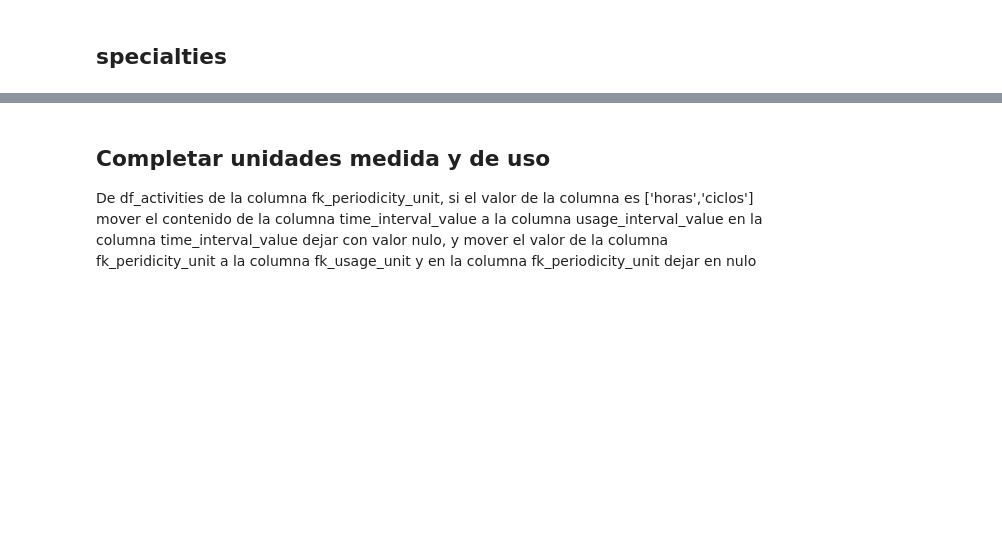
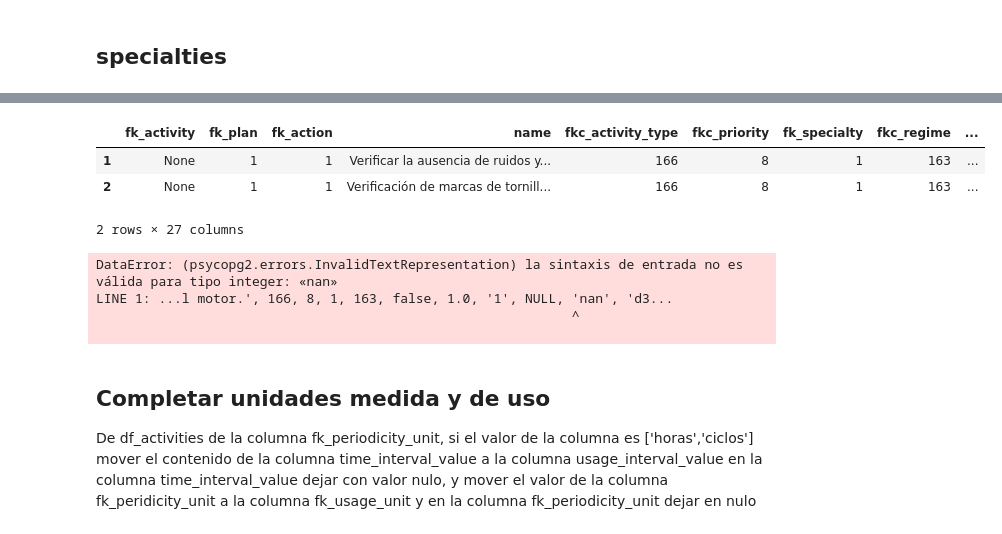
Before and after one commit to raulink/datascience_etcmt, a Jupyter notebook: notebooks/1.script.ipynb, the cells around one changed output, grey strips where cells are left out. Cells and saved outputs as stored; diff of their text form; code cells hidden in the pictures; blank space fills up the shorter version.

```diff
--- a/notebooks/1.script.ipynb
+++ b/notebooks/1.script.ipynb
@@ -700,0 +650,6 @@ df_activities
+# %%
+df_usage_units = pd.DataFrame(df_activities['fk_usage_unit'].dropna().unique(),columns=['value'])
+df_usage_units = format_dataframe(df_usage_units,'usage_units')
+df_usage_units['unit']=df_usage_units['name']           #TODO: ???
+df_usage_units['description']=df_usage_units['name']    #TODO: ???
+actualizar_tabla_postgres(df_usage_units,'usage_units',columna_id='id')
@@ -700,0 +658,2 @@ df_activities
+# %%
+df_usage_units.index = df_usage_units.id    # Se coloca el id correspondiente
@@ -748,3 +682,24 @@ df_activities
+# %%
+#Obtener periodiciadad unit
+df_activities['fk_periodicity_unit'] = df_activities['fk_periodicity_unit'].apply(lambda x: buscarIndice(valor_busqueda=str(x),df=df_periodicities,columna_busqueda='name'))
+# obtener usage_unit
+df_activities['fk_usage_unit'] = df_activities['fk_usage_unit'].apply(lambda x: buscarIndice(valor_busqueda=str(x),df=df_usage_units,columna_busqueda='name'))
+df_activities.head(2)
+# %% [output]
+|  | fk_activity | fk_plan | fk_action | name | fkc_activity_type | fkc_priority | fk_specialty | fkc_regime | ... |
+| 1 | None | 1 | 1 | Verificar la ausencia de ruidos y... | 166 | 8 | 1 | 163 | ... |
+| 2 | None | 1 | 1 | Verificación de marcas de tornill... | 166 | 8 | 1 | 163 | ... |
+2 rows × 27 columns
+# %%
+actualizar_tabla_postgres(df_activities,'activities',columna_id='id')
+
+#InvalidTextRepresentation: la sintaxis de entrada no es válida para tipo integer: «nan»
+#LINE 1: ...l motor.', 166, 8, 1, 163, false, 1.0, '1', NULL, 'nan', 'd3...
+# %% [output]
+DataError: (psycopg2.errors.InvalidTextRepresentation) la sintaxis de entrada no es válida para tipo integer: «nan»
+LINE 1: ...l motor.', 166, 8, 1, 163, false, 1.0, '1', NULL, 'nan', 'd3...
+                                                             ^
+
 # %% [markdown]
 ## Completar unidades medida y de uso
 
```
Also changed, not shown: parts of 31 cells of this notebook.
